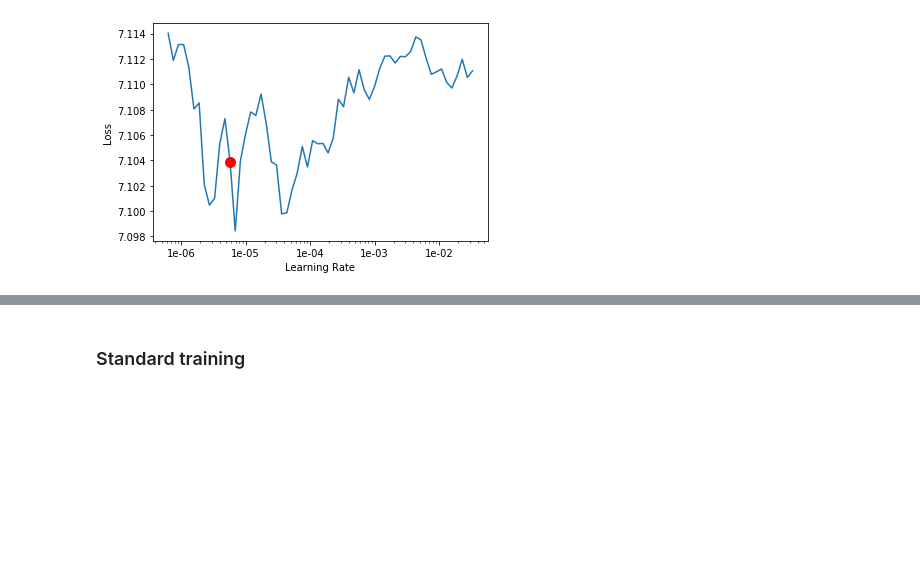
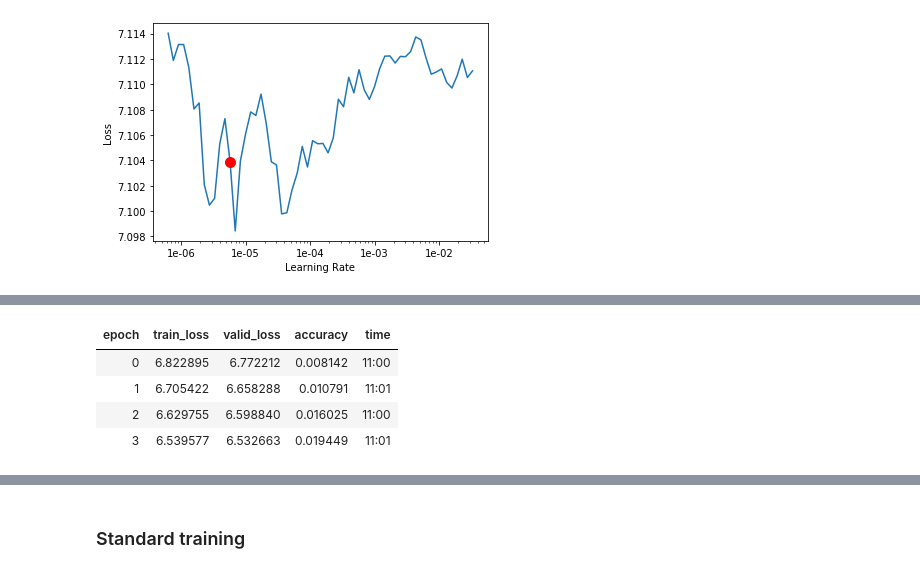
Before and after one commit to MicPie/recursion-cellular-image-classification, a Jupyter notebook: rcic_v40_efficientnet-b4_Mish_Ranger_LabelSmoothingLoss.ipynb, the cells around one changed output, grey strips where cells are left out. Saved outputs shown, nothing was run; the diff lists cells and outputs as text; code cells hidden in the pictures; blank space fills up the shorter version.

```diff
--- a/rcic_v40_efficientnet-b4_Mish_Ranger_LabelSmoothingLoss.ipynb
+++ b/rcic_v40_efficientnet-b4_Mish_Ranger_LabelSmoothingLoss.ipynb
@@ -991,0 +1015,8 @@ learn.load('effnet/adacos_efficientnet_b4_e004_pretrain_inp-output_190916')
+# %%
+flattenAnneal(learn, 1e-3, 4, 0.7)
+# %% [output]
+| epoch | train_loss | valid_loss | accuracy | time |
+| 0 | 6.822895 | 6.772212 | 0.008142 | 11:00 |
+| 1 | 6.705422 | 6.658288 | 0.010791 | 11:01 |
+| 2 | 6.629755 | 6.598840 | 0.016025 | 11:00 |
+| 3 | 6.539577 | 6.532663 | 0.019449 | 11:01 |
```
Also changed, not shown: parts of 51 cells of this notebook, 2 other files.
